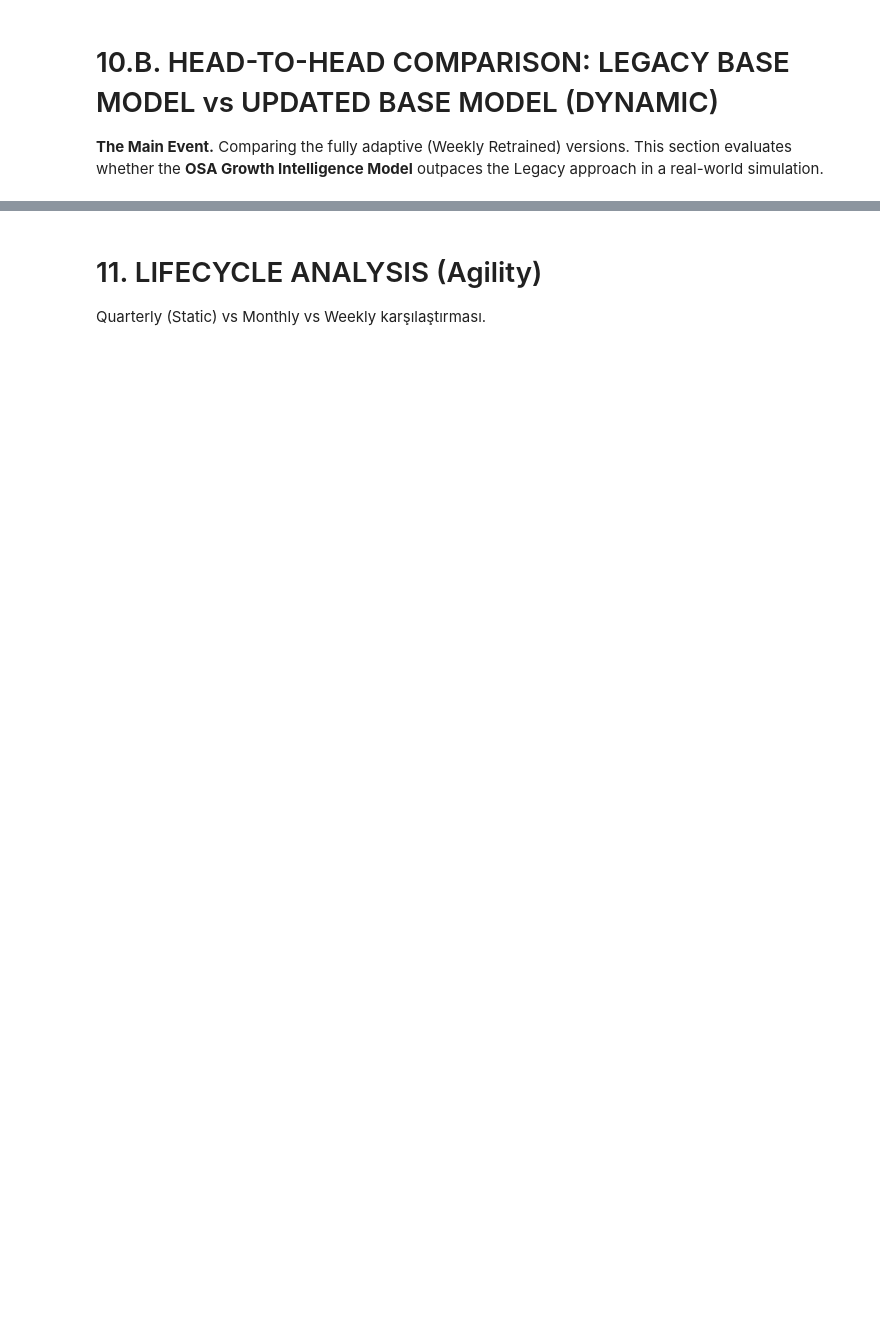
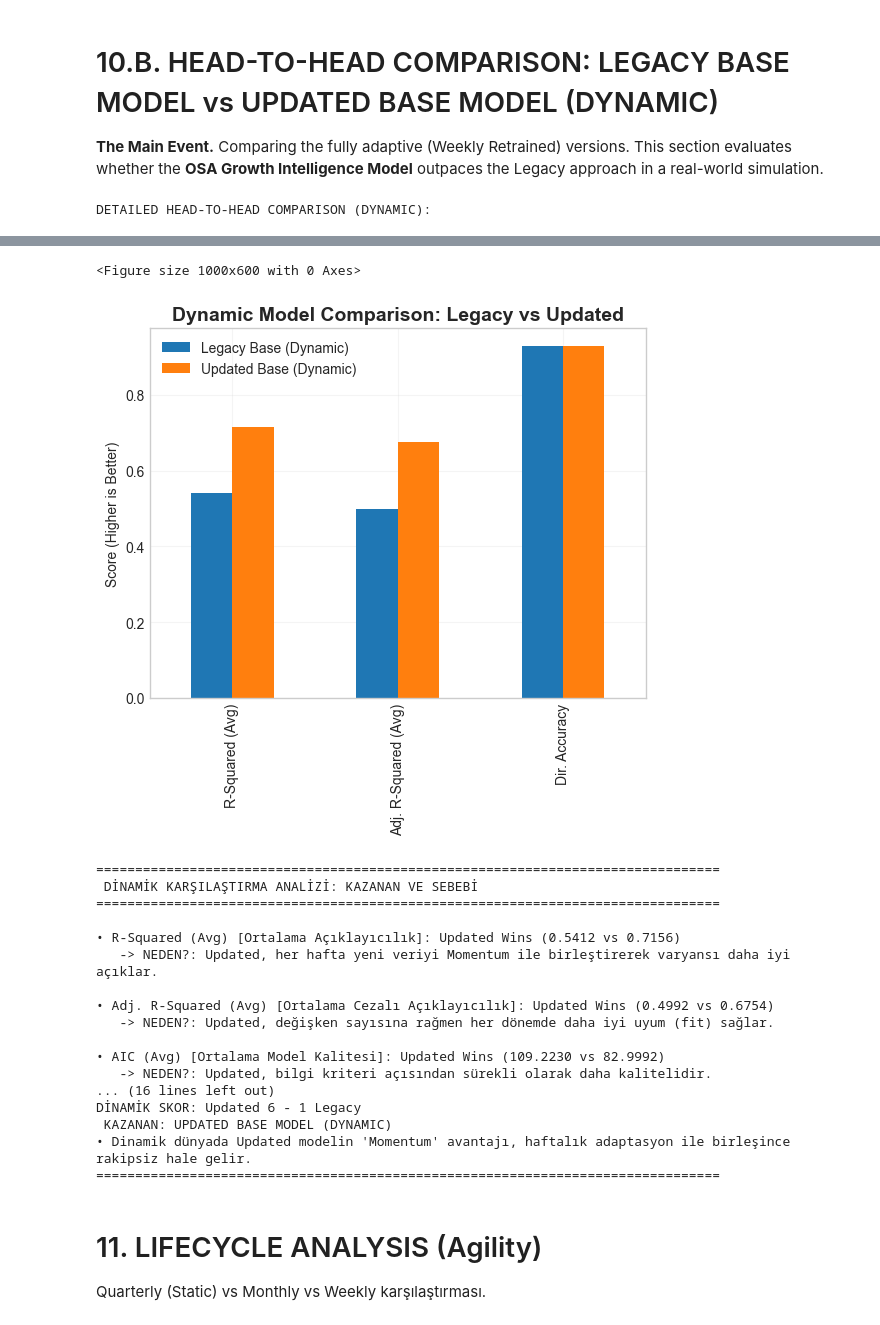
Before and after one commit to canmergen/Use-a-Pre-trained-Image-Classifier-to-Identify-Dog-Breeds, a Jupyter notebook: Executive_Presentation_Model_MODE1.ipynb, the cells around one changed output, grey strips where cells are left out. Saved outputs shown, nothing was run; the diff lists cells and outputs as text; code cells hidden in the pictures; blank space fills up the shorter version.

```diff
--- a/Executive_Presentation_Model_MODE1.ipynb
+++ b/Executive_Presentation_Model_MODE1.ipynb
@@ -600,7 +762,6 @@ print("="*80)
 **The Main Event.** Comparing the fully adaptive (Weekly Retrained) versions.
 This section evaluates whether the **OSA Growth Intelligence Model** outpaces the Legacy approach in a real-world simulation.
 # %%
-
 # Aggregating Dynamic Metrics
 def aggregate_dyn_metrics(metrics_dict, pred_series, df_full, split_idx):
     # Test Metrics (Realized Error)
@@ -658,8 +819,17 @@ comp_dyn = comp_dyn[['Description', 'Legacy Base (Dynamic)', 'Updated Base (Dyna
 print("DETAILED HEAD-TO-HEAD COMPARISON (DYNAMIC):")
 display(comp_dyn)
 
+# Plot Head-to-Head Dynamic
+plt.figure(figsize=(10, 6))
+comp_dyn[['Legacy Base (Dynamic)', 'Updated Base (Dynamic)']].loc[['R-Squared (Avg)', 'Adj. R-Squared (Avg)', 'Dir. Accuracy']].plot(kind='bar', color=[BLUE, ORANGE])
+plt.title('Dynamic Model Comparison: Legacy vs Updated', fontsize=14, fontweight='bold')
+plt.ylabel('Score (Higher is Better)')
+plt.grid(True, alpha=0.2)
+plt.savefig(os.path.join(IMAGES_DIR, 'fig_head_to_head_dynamic.png'), dpi=300)
+plt.show()
+
 # NARRATIVE GENERATION (DYNAMIC)
-print("\n" + "="*80)
+print("" + "="*80)
 print(" DİNAMİK KARŞILAŞTIRMA ANALİZİ: KAZANAN VE SEBEBİ")
 print("="*80)
 
@@ -686,11 +856,13 @@ for metric in comp_dyn.index:
 u_wins = (comp_dyn['Winner'] == 'Updated').sum()
 l_wins = (comp_dyn['Winner'] == 'Legacy').sum()
 
-print("\n" + "-"*50)
+print("" + "-"*50)
 print(f"DİNAMİK SKOR: Updated {u_wins} - {l_wins} Legacy")
 if u_wins > l_wins:
-    print("🏆 KAZANAN: UPDATED BASE MODEL (DYNAMIC)")
+    print(" KAZANAN: UPDATED BASE MODEL (DYNAMIC)")
     print("• Dinamik dünyada Updated modelin 'Momentum' avantajı, haftalık adaptasyon ile birleşince rakipsiz hale gelir.")
 else:
-    print("🏆 KAZANAN: LEGACY BASE MODEL (DYNAMIC)")
+    print(" KAZANAN: LEGACY BASE MODEL (DYNAMIC)")
 print("="*80)
+# %% [output]
+DETAILED HEAD-TO-HEAD COMPARISON (DYNAMIC):
@@ -697,3 +878,22 @@ print("="*80)
+<Figure size 1000x600 with 0 Axes>
+[figure, added]
+================================================================================
+ DİNAMİK KARŞILAŞTIRMA ANALİZİ: KAZANAN VE SEBEBİ
+================================================================================
+
+• R-Squared (Avg) [Ortalama Açıklayıcılık]: Updated Wins (0.5412 vs 0.7156)
+   -> NEDEN?: Updated, her hafta yeni veriyi Momentum ile birleştirerek varyansı daha iyi açıklar.
+
+• Adj. R-Squared (Avg) [Ortalama Cezalı Açıklayıcılık]: Updated Wins (0.4992 vs 0.6754)
+   -> NEDEN?: Updated, değişken sayısına rağmen her dönemde daha iyi uyum (fit) sağlar.
+
+• AIC (Avg) [Ortalama Model Kalitesi]: Updated Wins (109.2230 vs 82.9992)
+   -> NEDEN?: Updated, bilgi kriteri açısından sürekli olarak daha kalitelidir.
+... (16 lines left out)
+DİNAMİK SKOR: Updated 6 - 1 Legacy
+ KAZANAN: UPDATED BASE MODEL (DYNAMIC)
+• Dinamik dünyada Updated modelin 'Momentum' avantajı, haftalık adaptasyon ile birleşince rakipsiz hale gelir.
+================================================================================
 # %% [markdown]
 # 11. LIFECYCLE ANALYSIS (Agility)
 Quarterly (Static) vs Monthly vs Weekly karşılaştırması.
```
Also changed, not shown: parts of 31 cells of this notebook, 1 other file.
